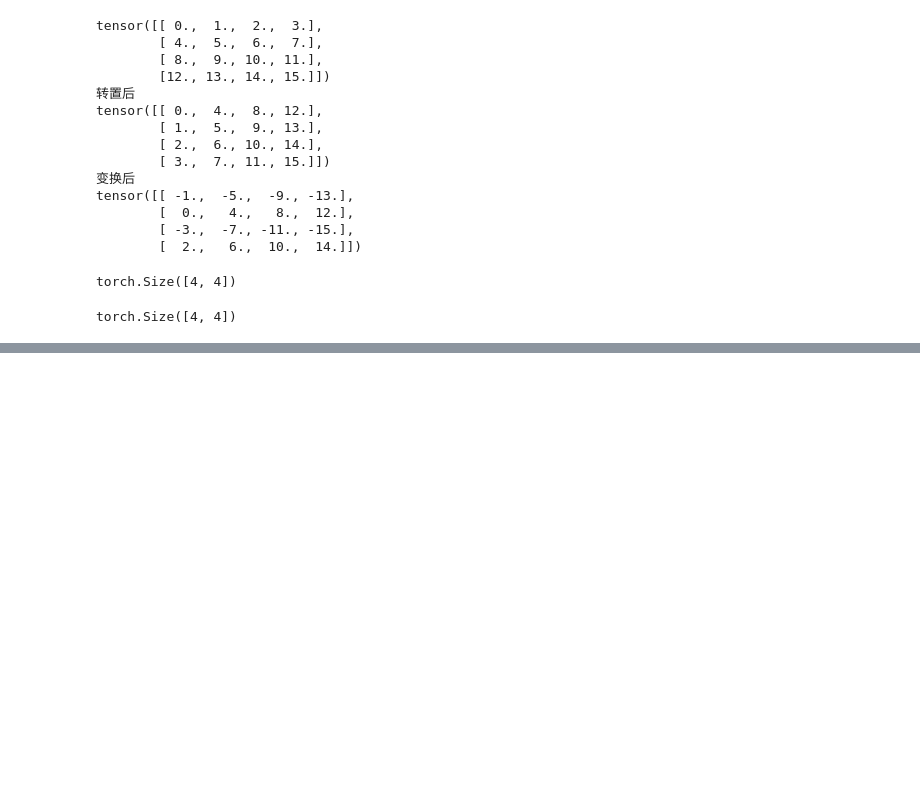
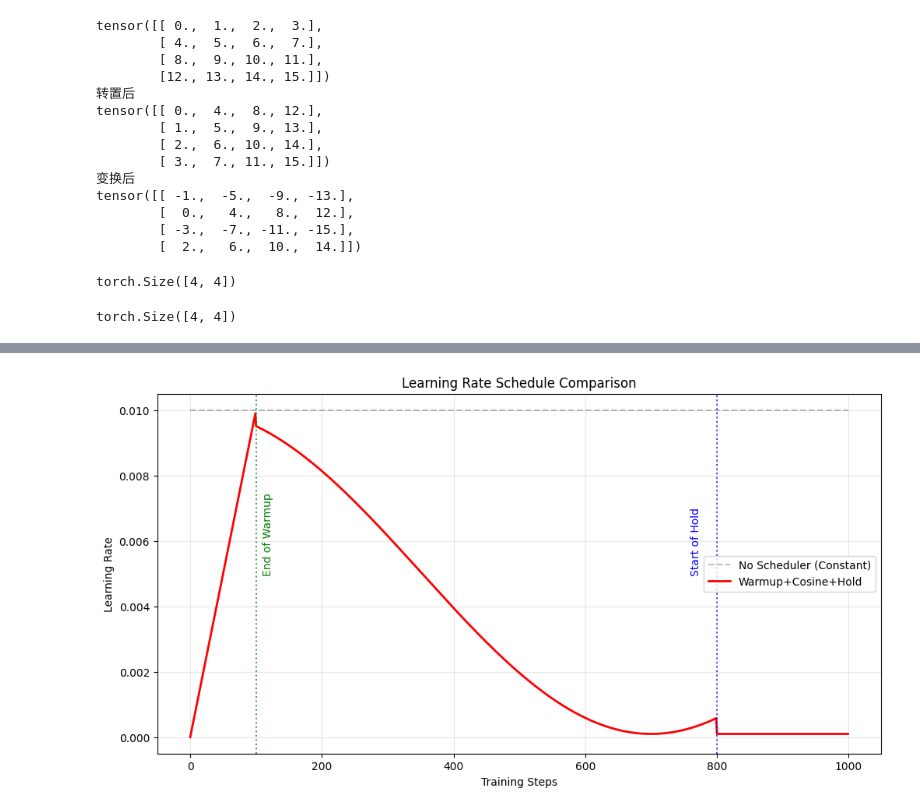
Before and after one commit to lushij/AI, a Jupyter notebook: LLM/从零实现LLM.ipynb, the cells around one changed output, grey strips where cells are left out. Cells and saved outputs as stored; diff of their text form; code cells hidden in the pictures; blank space fills up the shorter version.

```diff
--- a/LLM/从零实现LLM.ipynb
+++ b/LLM/从零实现LLM.ipynb
@@ -1022,0 +1484,50 @@ torch.Size([4, 4])
+# %%
+import matplotlib.pyplot as plt
+# 1. 设置模拟参数
+TOTAL_STEPS = 1000   # 模拟跑 1000 步
+MAX_LR = 0.01        # 最高 0.01
+MIN_LR = 0.0001      # 最低 0.0001
+WARMUP = 100         # 前 100 步升温 (10%)
+HOLD = 200           # 最后 200 步保持 (20%)
+
+# 2. 生成数据
+lr_with_scheduler = []    # 你的算法
+lr_no_scheduler = []      # 对比组：普通恒定学习率
+
+for step in range(TOTAL_STEPS):
+    # A. 使用你的调度器
+    lr_1 = warm_cos_keep(step, TOTAL_STEPS, MAX_LR, MIN_LR, WARMUP, HOLD)
+    lr_with_scheduler.append(lr_1)
+
+    # B. 不使用调度器 (一直是最高)
+    lr_no_scheduler.append(MAX_LR)
+
+# 3. 开始画图
+plt.figure(figsize=(12, 6))
+
+# 画第一条线：无调度器 (虚线)
+plt.plot(lr_no_scheduler, label='No Scheduler (Constant)', color='gray', linestyle='--', alpha=0.5)
+
+# 画第二条线：你的算法 (实线，红色)
+plt.plot(lr_with_scheduler, label='Warmup+Cosine+Hold', color='red', linewidth=2)
+
+# --- 为了好看，标出三个阶段的分界线 ---
+# 标出 Warmup 结束点
+plt.axvline(x=WARMUP, color='green', linestyle=':', alpha=0.7)
+plt.text(WARMUP + 10, MAX_LR * 0.5, 'End of Warmup', color='green', rotation=90)
+
+# 标出 Hold 开始点
+plt.axvline(x=TOTAL_STEPS - HOLD, color='blue', linestyle=':', alpha=0.7)
+plt.text(TOTAL_STEPS - HOLD - 40, MAX_LR * 0.5, 'Start of Hold', color='blue', rotation=90)
+
+# 设置图表信息
+plt.title('Learning Rate Schedule Comparison')
+plt.xlabel('Training Steps')
+plt.ylabel('Learning Rate')
+plt.grid(True, alpha=0.3)
+plt.legend()
+
+# 显示图片
+plt.show()
+# %% [output]
+[figure, added]
```
Also changed, not shown: parts of 38 cells of this notebook, 13 other files.
